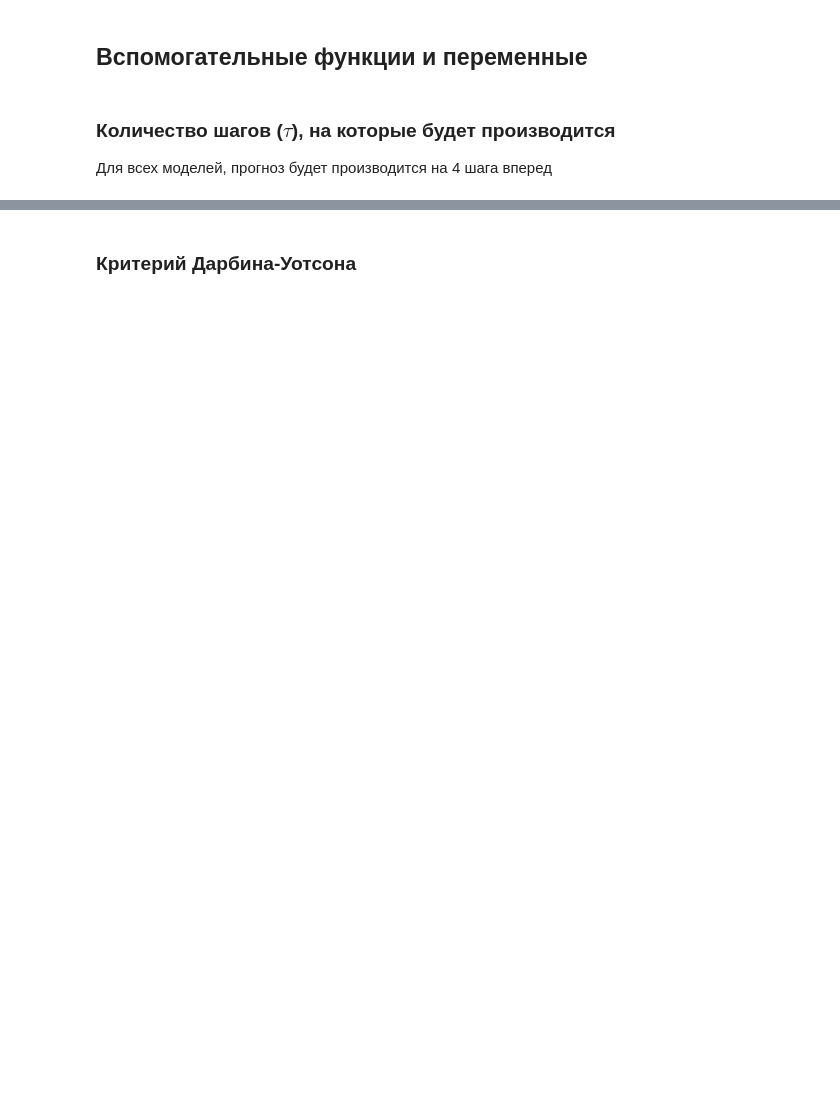
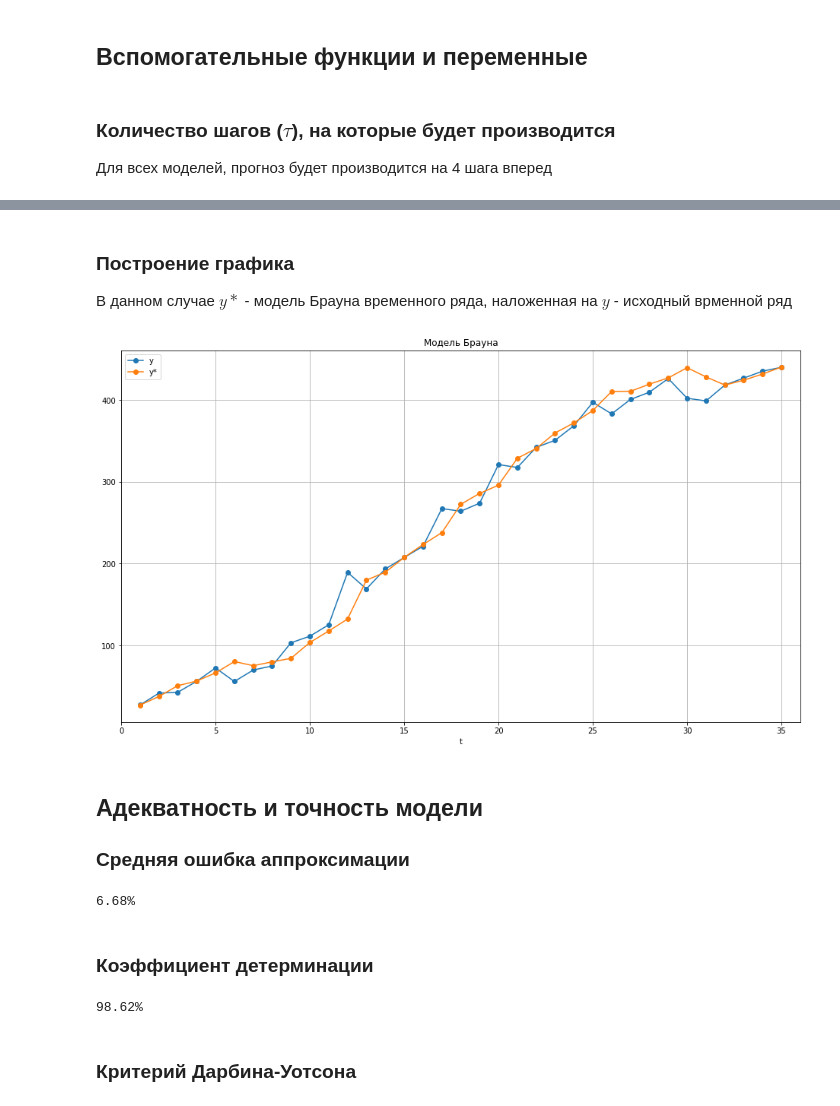
Before and after one commit to KnsRoo/DiscriminantAnalysis, a Jupyter notebook: rgr/DataSeries Analysis.ipynb, the cells around one changed output, grey strips where cells are left out. Drawn from its saved outputs; the diff is of its cells as text; code cells hidden in the pictures; blank space fills up the shorter version.

Commit message:
add description add model ref add criteries

```diff
--- a/rgr/DataSeries Analysis.ipynb
+++ b/rgr/DataSeries Analysis.ipynb
@@ -32,5 +37,6 @@ TAU = 4
 # %%
 def segment_slope(d, size = 5):
+    d['t'] = d['t'].apply(int)
     X, Y = d.iloc[:size, 0], d.iloc[:size, 1]
     X_mean, Y_mean = np.mean(X), np.mean(Y)
     n,d = 0,0
@@ -46,0 +129,2 @@ SF_start_values = lambda y, yr: [0.5*(y[i]-yr[i]+y[i+4]-yr[i+4]) for i in range(
+# %%
+alpha = 0.32334426
@@ -46,0 +171,6 @@ SF_start_values = lambda y, yr: [0.5*(y[i]-yr[i]+y[i+4]-yr[i+4]) for i in range(
+# %%
+brown_model = data.copy()
+brown_model['t'] = brown_model['t'].apply(str)
+brown_model.insert(2, 'y*', yth)
+brown_model.insert(3, 'e_appr', e_appr)
+HTML(brown_model.T.to_html(header = False))
@@ -47,2 +182,24 @@ SF_start_values = lambda y, yr: [0.5*(y[i]-yr[i]+y[i+4]-yr[i+4]) for i in range(
+# %% [markdown]
+### Построение графика
+В данном случае $y*$ - модель Брауна временного ряда, наложенная на $y$ - исходный врменной ряд
+# %%
+plot = brown_model.plot(x = 't', y = ['y','y*'], figsize=(16, 9), grid = True, marker='o',xlim = (0,len(data)+1), title = "Модель Брауна")
+# %% [output]
+[figure, added]
+# %% [markdown]
+## Адекватность и точность модели
+### Средняя ошибка аппроксимации
+# %%
+err = np.mean(e_appr)*100
+print('{}%'.format(round(err,2)))
+# %% [output]
+6.68%
+# %% [markdown]
+### Коэффициент детерминации
+# %%
+value = r_squared(y,yth)
+print(value)
+# %% [output]
+98.62%
 # %% [markdown]
 ### Критерий Дарбина-Уотсона
```
Also changed, not shown: parts of 136 cells of this notebook, 1 other file.
